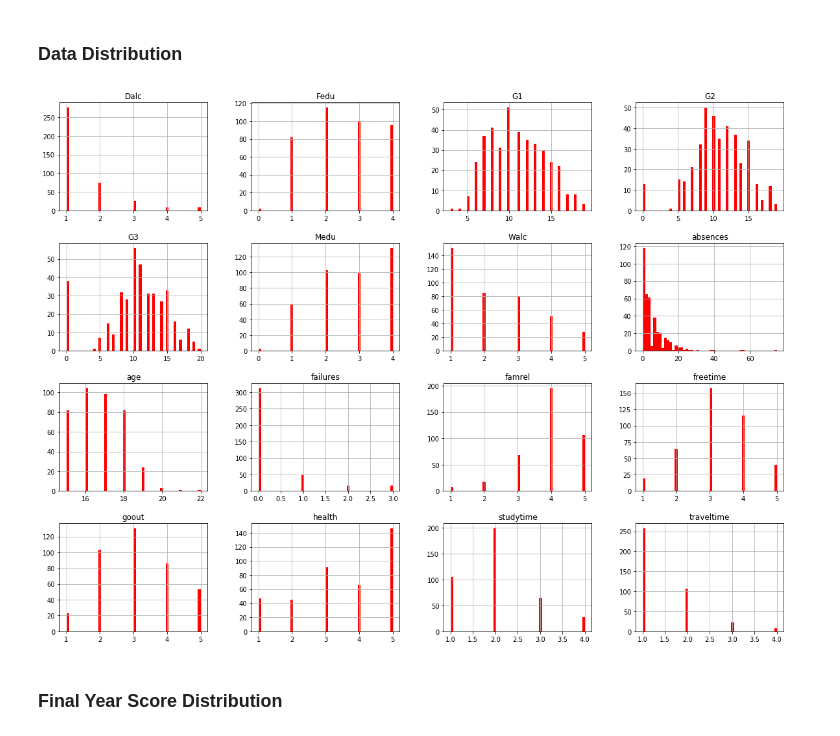
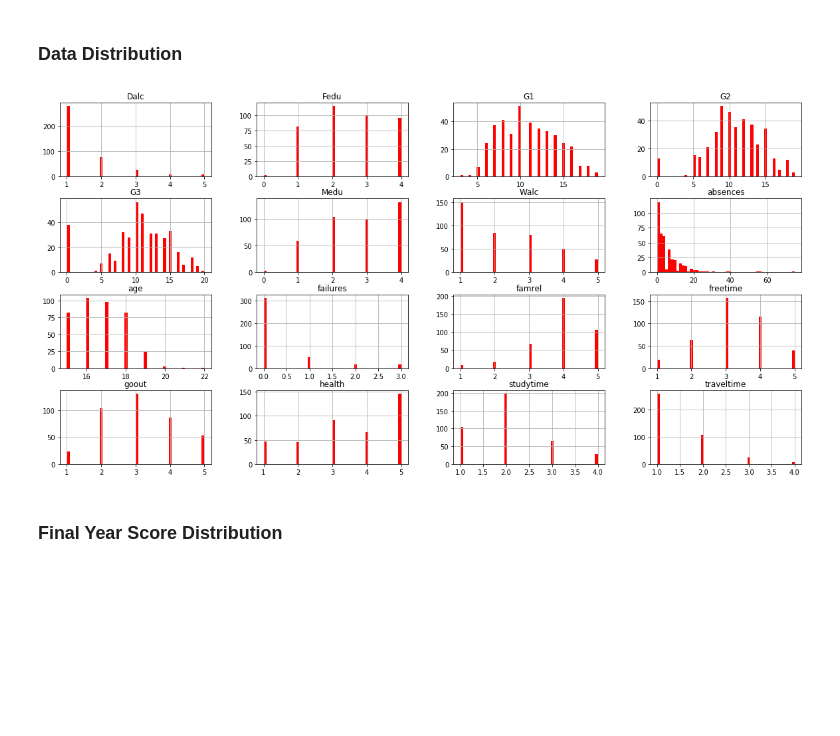
Before and after one commit to vishalvb/Apex, a Jupyter notebook: Apex.ipynb, the cells around one changed output. Saved outputs shown, nothing was run; the diff lists cells and outputs as text; code cells hidden in the pictures; blank space fills up the shorter version.

```diff
--- a/Apex.ipynb
+++ b/Apex.ipynb
@@ -84,10 +92,11 @@ Name: G3, dtype: int64
 # %% [markdown]
 ### Data Distribution
 # %%
-data.hist(bins=50, figsize=(20,15), color='r')
+#Data Distribution for every column
+data.hist(bins=50, figsize=(20,10), color='r')
 plt.show()
 # %% [output]
-[figure, old version]
+[figure, new version]
 # %% [markdown]
 ### Final Year Score Distribution
 # %%
```
Also changed, not shown: parts of 69 cells of this notebook.
